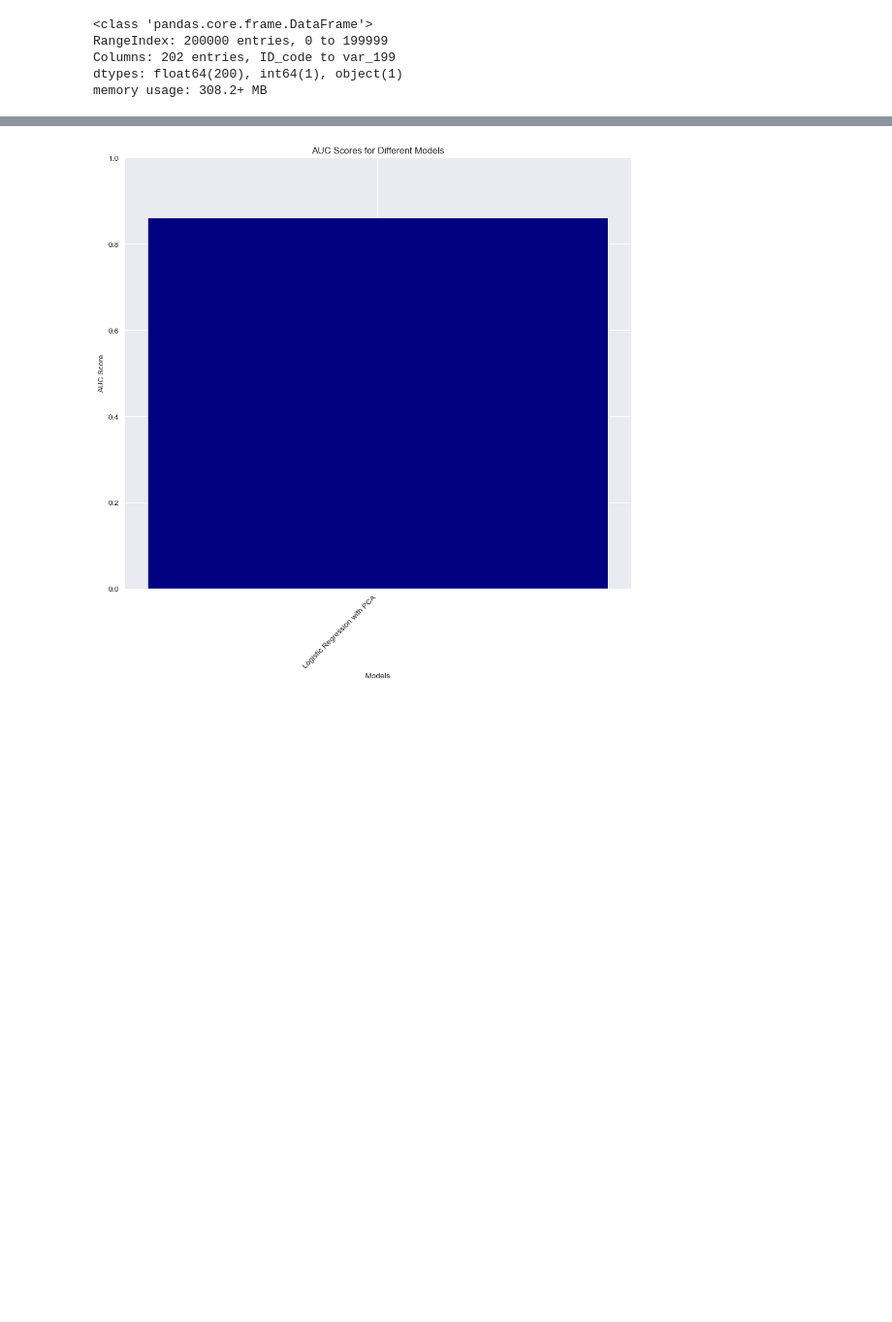
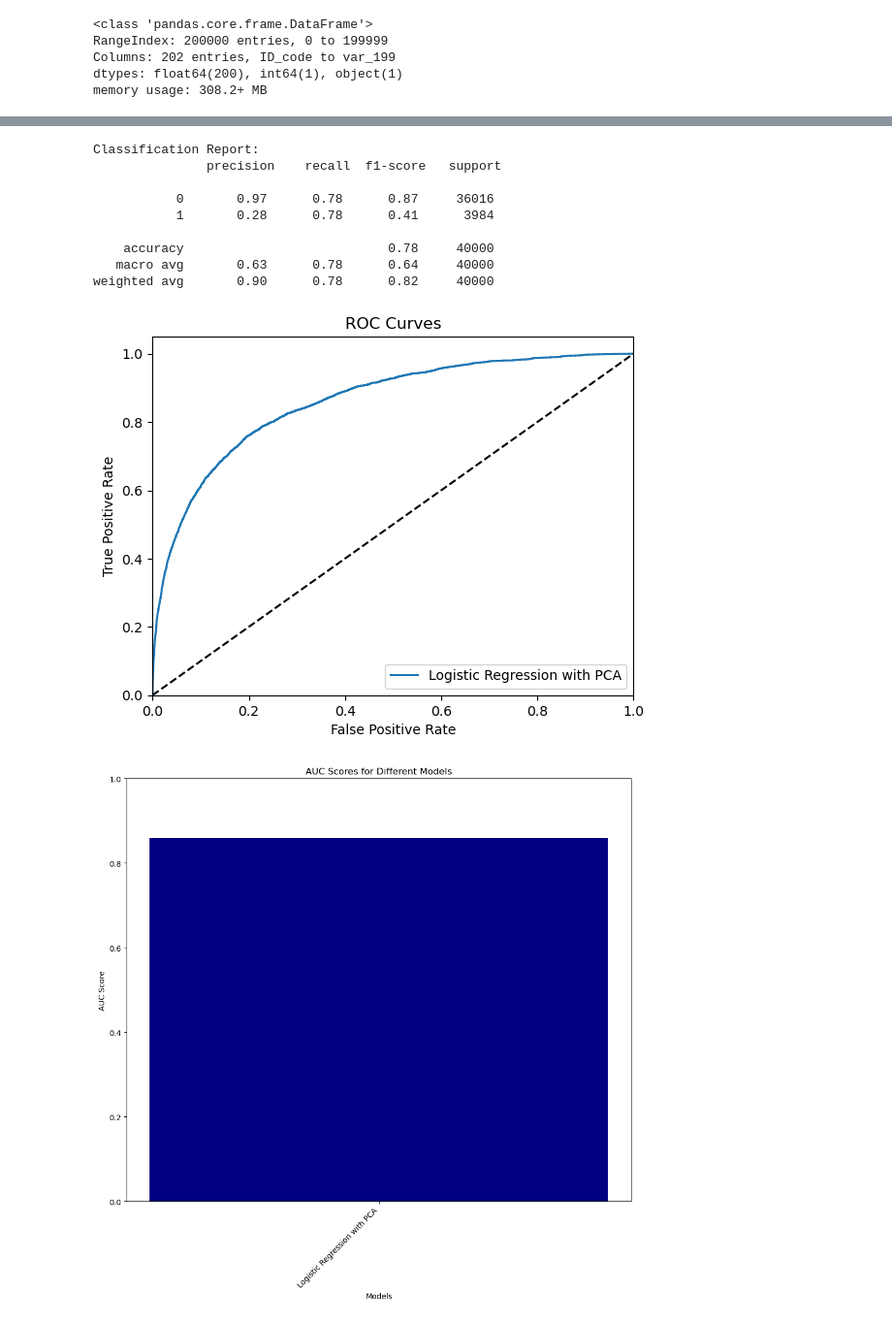
Before and after one commit to PatrickTongg/MLProject, a Jupyter notebook: Train/train_supervise.ipynb, the cells around one changed output, grey strips where cells are left out. Shown at 97% size. Drawn from its saved outputs; the diff is of its cells as text; code cells hidden in the pictures; blank space fills up the shorter version.

Commit message:
update the train data, also create more insight in the data insight

```diff
--- a/Train/train_supervise.ipynb
+++ b/Train/train_supervise.ipynb
@@ -86,8 +85,4 @@ target
 Name: count, dtype: int64
-# %%
-sc = StandardScaler()
-x_train = sc.fit_transform(x_train)
-x_test = sc.transform(x_test)
 # %%
 roc_curves = []
 
@@ -127 +130,9 @@ def plot_auc_bar_chart(auc_score, model_name):
+# %%
+scaler = StandardScaler()
+x_train = scaler.fit_transform(x＿train)
+x_test = scaler.transform(x_test)
+# %%
+var_thresh = VarianceThreshold(threshold=0.01)
+x_train = var_thresh.fit_transform(x_train)
+x_test = var_thresh.transform(x_test)
 # %%
@@ -146,8 +177,7 @@ plt.show
 # %%
-from sklearn.metrics import classification_report
-#logistic regression with pca
 
-logisticRegression = LogisticRegression(random_state=42, solver='lbfgs',
+logisticRegression = LogisticRegression(random_state=43
+                                        ,
     n_jobs=-1,class_weight='balanced')
 logisticRegression.fit(x_train_pca, y_train)
 
@@ -159,8 +189,10 @@ log_f1_score = f1_score(y_test, log_y_pre, average='weighted')
 log_pre = precision_score(y_test, log_y_pre, average='weighted')
 log_recall = recall_score(y_test, log_y_pre, average='weighted')
 log_roc_auc = roc_auc_score(y_test, log_y_proba)
+log_r2_score = r2_score(y_test, log_y_pre)
 
-print("Confusion Matrix:\n", log_confusion_matrix)
+print("R2 Score:", log_r2_score)
+plot_confusion_matrix(log_confusion_matrix)
 print("Classification Report:\n", classification_report(y_test, log_y_pre))
 plot_roc_curve(y_test, log_y_proba, 'Logistic Regression with PCA')
 plot_auc_bar_chart(log_roc_auc, 'Logistic Regression with PCA')
@@ -181,2 +202,12 @@ weighted avg       0.90      0.78      0.82     40000
+Classification Report:
+               precision    recall  f1-score   support
+
+           0       0.97      0.78      0.87     36016
+           1       0.28      0.78      0.41      3984
+
+    accuracy                           0.78     40000
+   macro avg       0.63      0.78      0.64     40000
+weighted avg       0.90      0.78      0.82     40000
-[figure, old version]
+[figure, new version]
+[figure, added]
 # %%
```
Also changed, not shown: parts of 15 cells of this notebook, 1 other file.
